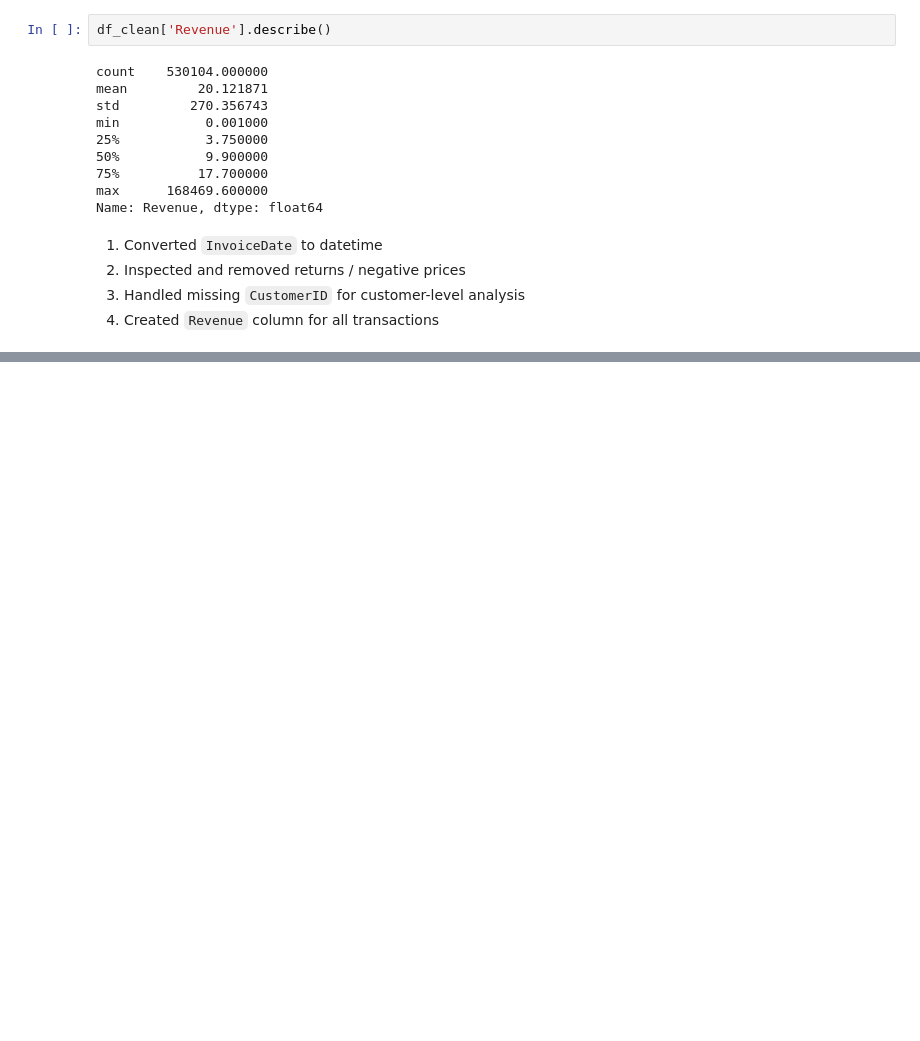
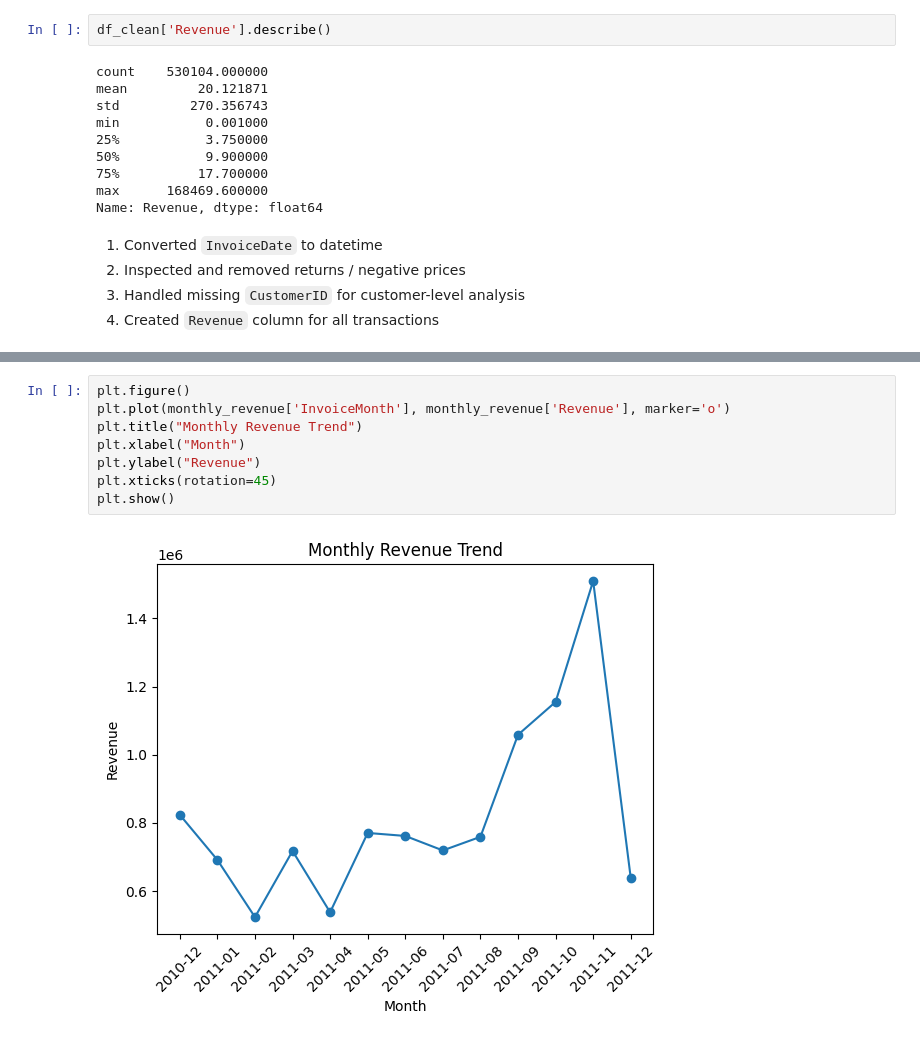
Before and after one commit to rodrigo-gonzalez-data/ecommerce-analysis, a Jupyter notebook: notebooks/exploration.ipynb, the cells around one changed output, grey strips where cells are left out. Cells and saved outputs as stored; diff of their text form; blank space fills up the shorter version.

```diff
--- a/notebooks/exploration.ipynb
+++ b/notebooks/exploration.ipynb
@@ -168,0 +232,10 @@ Name: Revenue, dtype: float64
+# %%
+plt.figure()
+plt.plot(monthly_revenue['InvoiceMonth'], monthly_revenue['Revenue'], marker='o')
+plt.title("Monthly Revenue Trend")
+plt.xlabel("Month")
+plt.ylabel("Revenue")
+plt.xticks(rotation=45)
+plt.show()
+# %% [output]
+[figure, added]
```
Also changed, not shown: parts of 24 cells of this notebook.
